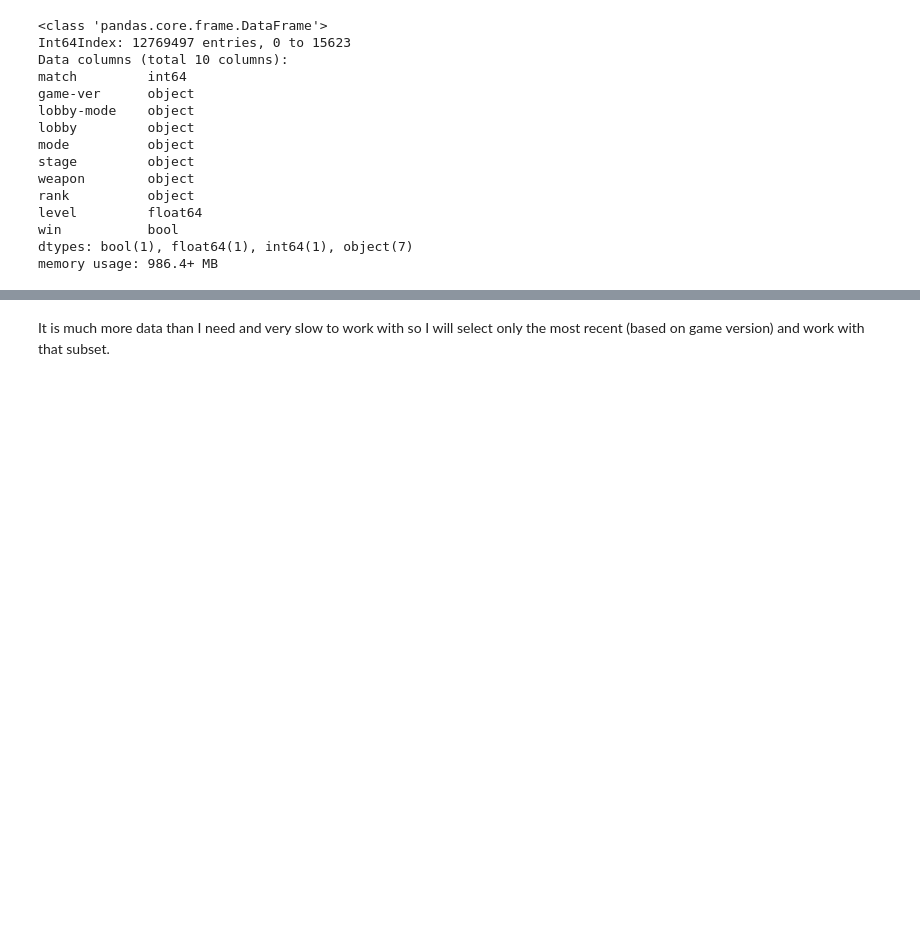
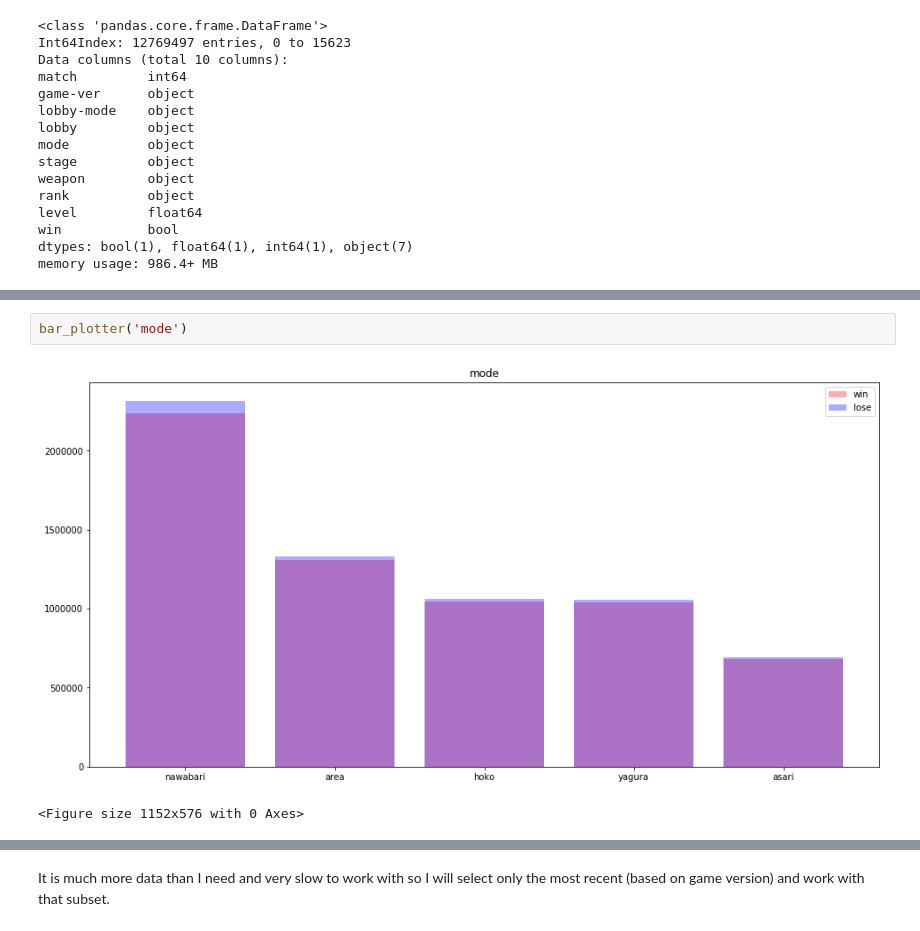
Before and after one commit to Rokushou/Splatoon-2-Meta-Modeling, a Jupyter notebook: Modeling.ipynb, the cells around one changed output, grey strips where cells are left out. Drawn from its saved outputs; the diff is of its cells as text; blank space fills up the shorter version.

```diff
--- a/Modeling.ipynb
+++ b/Modeling.ipynb
@@ -118,0 +138,5 @@ memory usage: 986.4+ MB
+# %%
+bar_plotter('mode')
+# %% [output]
+[figure, added]
+<Figure size 1152x576 with 0 Axes>
```
Also changed, not shown: parts of 28 cells of this notebook.
